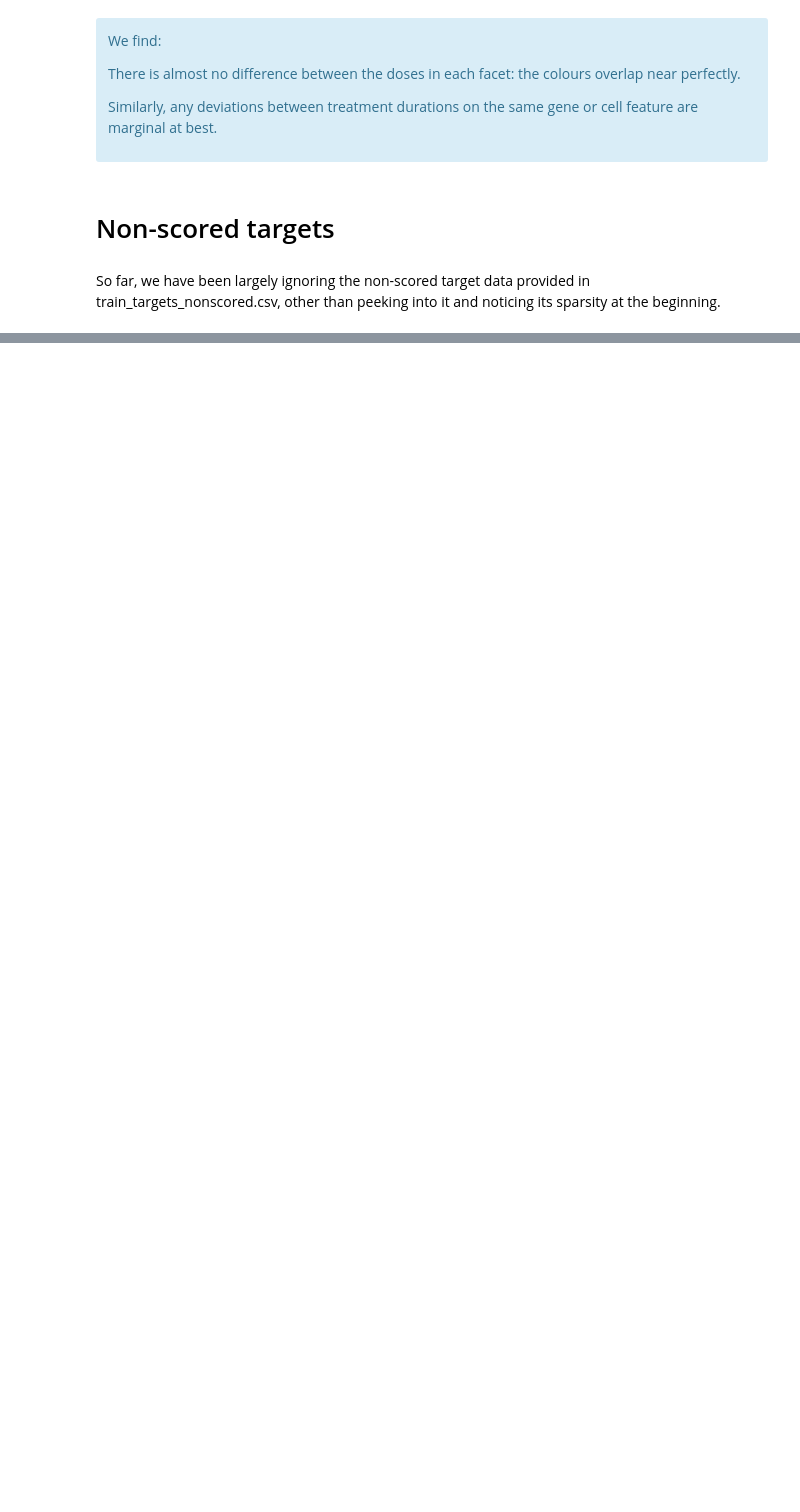
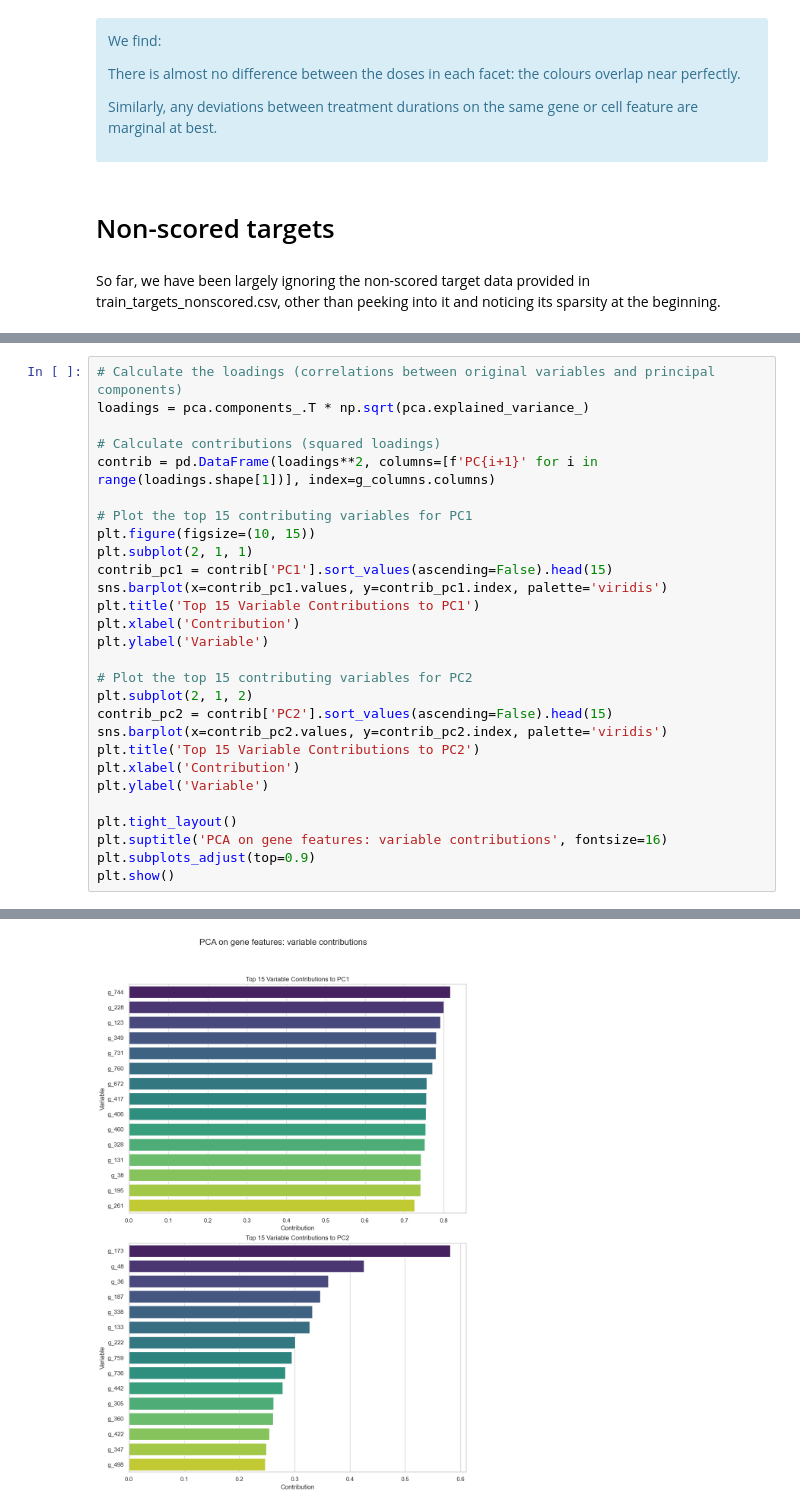
Before and after one commit to mahshid1373/Mechanisms-of-Action-MoA-Prediction, a Jupyter notebook: main.ipynb, the cells around one changed output, grey strips where cells are left out. Cells and saved outputs as stored; diff of their text form; blank space fills up the shorter version.

```diff
--- a/main.ipynb
+++ b/main.ipynb
@@ -543,0 +807,29 @@ So far, we have been largely ignoring the non-scored target data provided in tra
+# %%
+# Calculate the loadings (correlations between original variables and principal components)
+loadings = pca.components_.T * np.sqrt(pca.explained_variance_)
+
+# Calculate contributions (squared loadings)
+contrib = pd.DataFrame(loadings**2, columns=[f'PC{i+1}' for i in range(loadings.shape[1])], index=g_columns.columns)
+
+# Plot the top 15 contributing variables for PC1
+plt.figure(figsize=(10, 15))
+plt.subplot(2, 1, 1)
+contrib_pc1 = contrib['PC1'].sort_values(ascending=False).head(15)
+sns.barplot(x=contrib_pc1.values, y=contrib_pc1.index, palette='viridis')
+plt.title('Top 15 Variable Contributions to PC1')
+plt.xlabel('Contribution')
+plt.ylabel('Variable')
+
+# Plot the top 15 contributing variables for PC2
+plt.subplot(2, 1, 2)
+contrib_pc2 = contrib['PC2'].sort_values(ascending=False).head(15)
+sns.barplot(x=contrib_pc2.values, y=contrib_pc2.index, palette='viridis')
+plt.title('Top 15 Variable Contributions to PC2')
+plt.xlabel('Contribution')
+plt.ylabel('Variable')
+
+plt.tight_layout()
+plt.suptitle('PCA on gene features: variable contributions', fontsize=16)
+plt.subplots_adjust(top=0.9)
+plt.show()
+# %% [output]
@@ -543,0 +843 @@ So far, we have been largely ignoring the non-scored target data provided in tra
+[figure, added]
```
Also changed, not shown: parts of 13 cells of this notebook.
